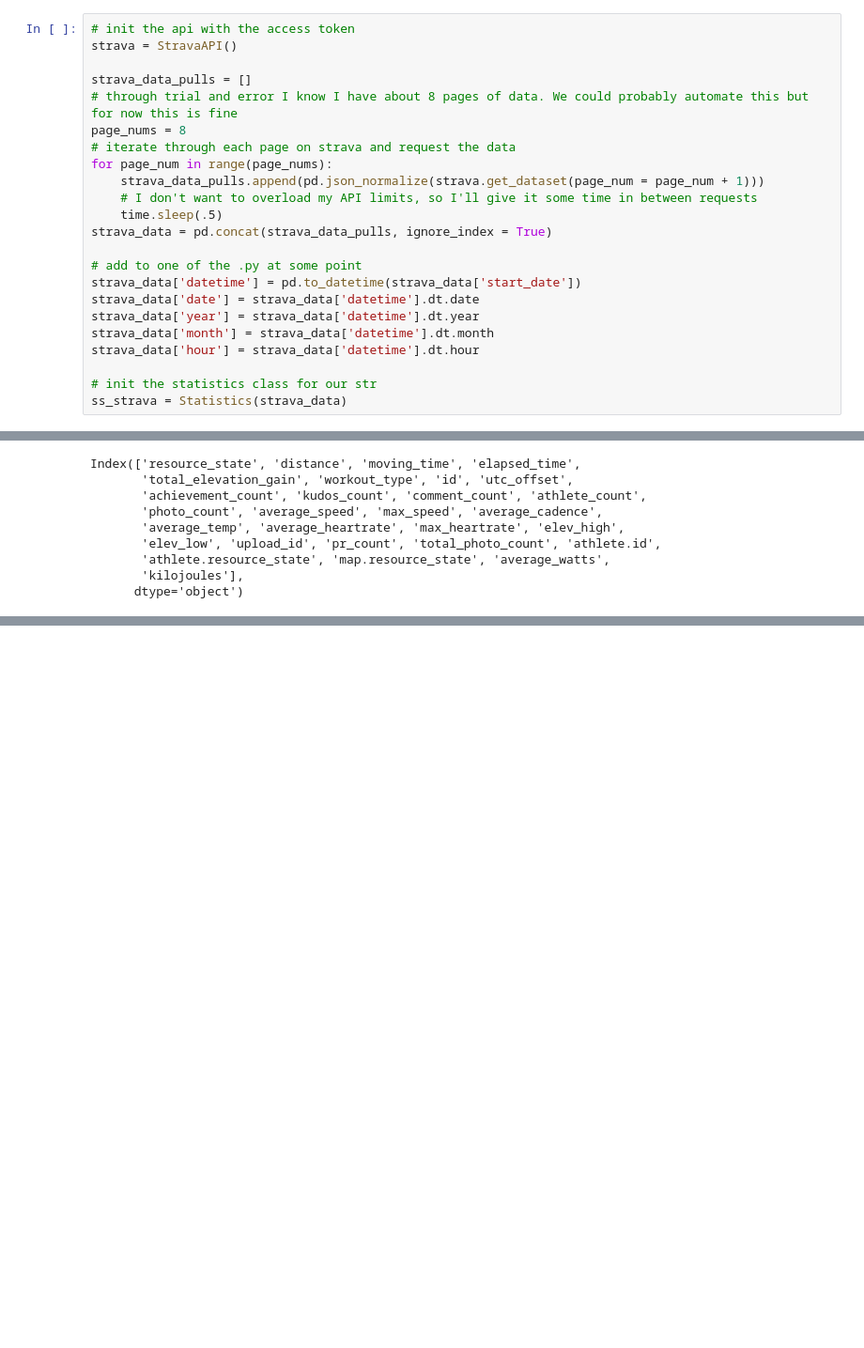
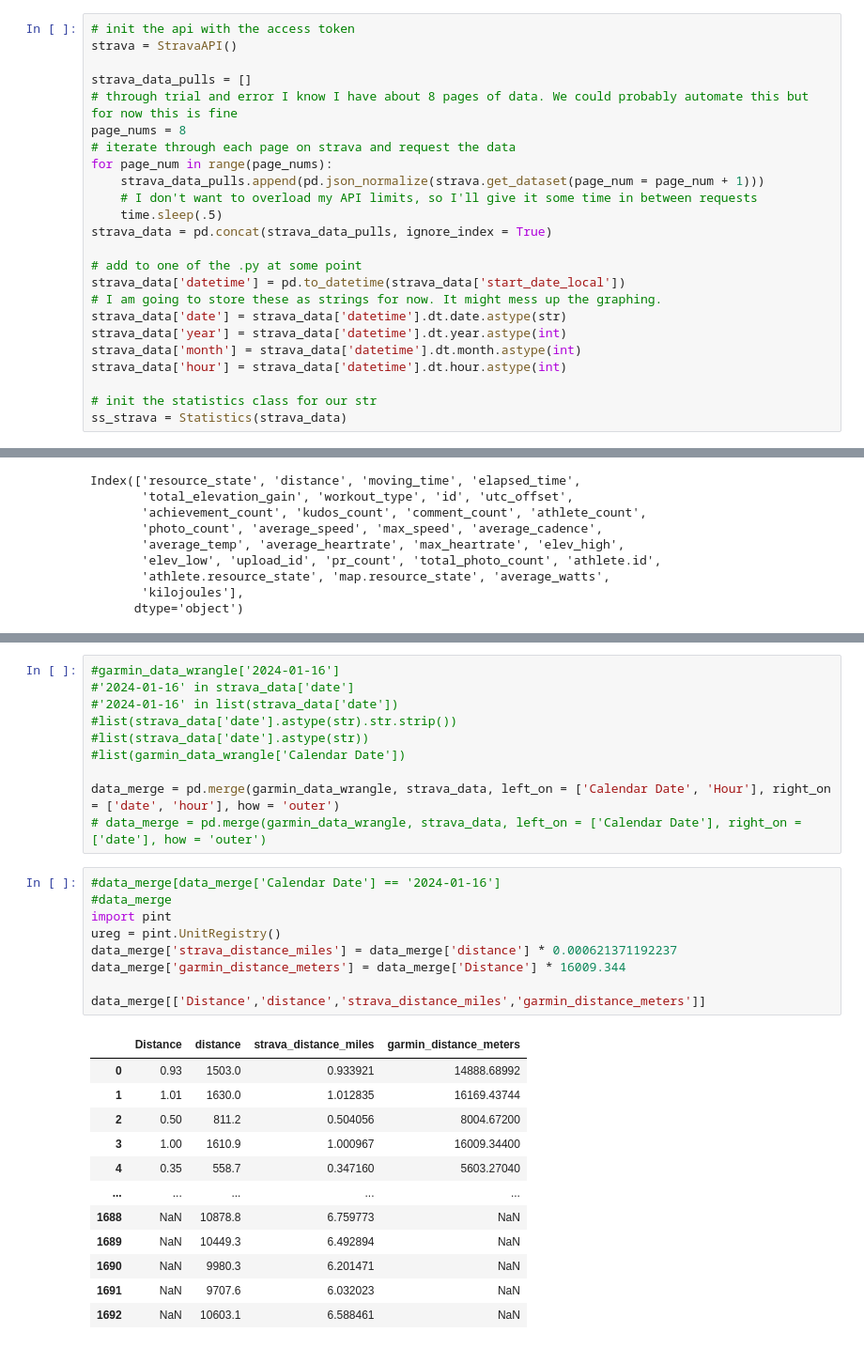
Before and after one commit to MilesMena/fitness-data-analysis, a Jupyter notebook: data_analysis.ipynb, the cells around one changed output, grey strips where cells are left out. Shown at 94% size. Saved outputs shown, nothing was run; the diff lists cells and outputs as text; blank space fills up the shorter version.

```diff
--- a/data_analysis.ipynb
+++ b/data_analysis.ipynb
@@ -27,11 +32,12 @@ for page_num in range(page_nums):
 strava_data = pd.concat(strava_data_pulls, ignore_index = True)
 
 # add to one of the .py at some point
-strava_data['datetime'] = pd.to_datetime(strava_data['start_date'])
-strava_data['date'] = strava_data['datetime'].dt.date
-strava_data['year'] = strava_data['datetime'].dt.year
-strava_data['month'] = strava_data['datetime'].dt.month
-strava_data['hour'] = strava_data['datetime'].dt.hour
+strava_data['datetime'] = pd.to_datetime(strava_data['start_date_local'])
+# I am going to store these as strings for now. It might mess up the graphing.
+strava_data['date'] = strava_data['datetime'].dt.date.astype(str)
+strava_data['year'] = strava_data['datetime'].dt.year.astype(int)
+strava_data['month'] = strava_data['datetime'].dt.month.astype(int)
+strava_data['hour'] = strava_data['datetime'].dt.hour.astype(int)
 
 # init the statistics class for our str
 ss_strava = Statistics(strava_data)
@@ -412,0 +589,32 @@ dtype: object
+# %%
+#garmin_data_wrangle['2024-01-16']
+#'2024-01-16' in strava_data['date']
+#'2024-01-16' in list(strava_data['date'])
+#list(strava_data['date'].astype(str).str.strip())
+#list(strava_data['date'].astype(str))
+#list(garmin_data_wrangle['Calendar Date'])
+
+data_merge = pd.merge(garmin_data_wrangle, strava_data, left_on = ['Calendar Date', 'Hour'], right_on = ['date', 'hour'], how = 'outer')
+# data_merge = pd.merge(garmin_data_wrangle, strava_data, left_on = ['Calendar Date'], right_on = ['date'], how = 'outer')
+# %%
+#data_merge[data_merge['Calendar Date'] == '2024-01-16']
+#data_merge
+import pint
+ureg = pint.UnitRegistry()
+data_merge['strava_distance_miles'] = data_merge['distance'] * 0.000621371192237
+data_merge['garmin_distance_meters'] = data_merge['Distance'] * 16009.344
+
+data_merge[['Distance','distance','strava_distance_miles','garmin_distance_meters']]
+# %% [output]
+|  | Distance | distance | strava_distance_miles | garmin_distance_meters |
+| 0 | 0.93 | 1503.0 | 0.933921 | 14888.68992 |
+| 1 | 1.01 | 1630.0 | 1.012835 | 16169.43744 |
+| 2 | 0.50 | 811.2 | 0.504056 | 8004.67200 |
+| 3 | 1.00 | 1610.9 | 1.000967 | 16009.34400 |
+| 4 | 0.35 | 558.7 | 0.347160 | 5603.27040 |
+| ... | ... | ... | ... | ... |
+| 1688 | NaN | 10878.8 | 6.759773 | NaN |
+| 1689 | NaN | 10449.3 | 6.492894 | NaN |
+| 1690 | NaN | 9980.3 | 6.201471 | NaN |
+| 1691 | NaN | 9707.6 | 6.032023 | NaN |
+| 1692 | NaN | 10603.1 | 6.588461 | NaN |
```
Also changed, not shown: parts of 26 cells of this notebook.
